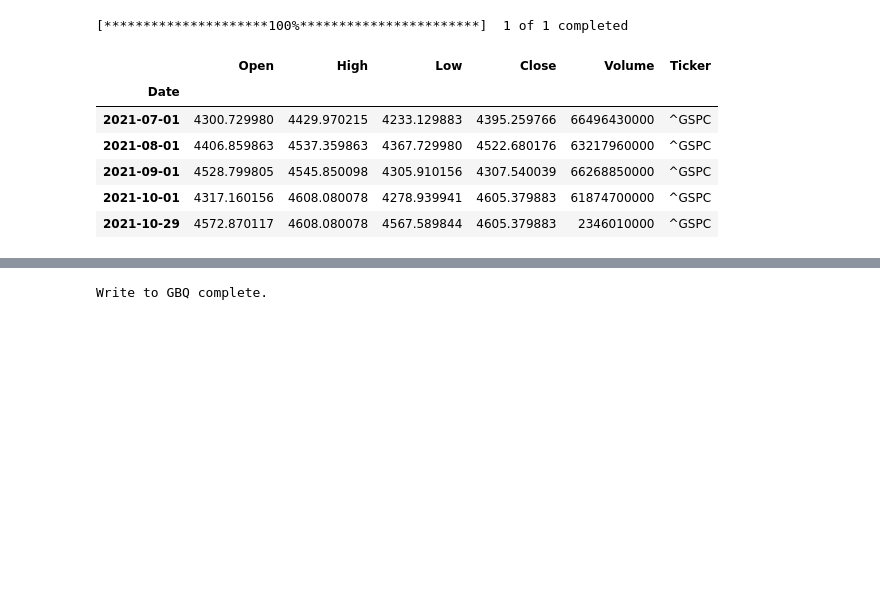
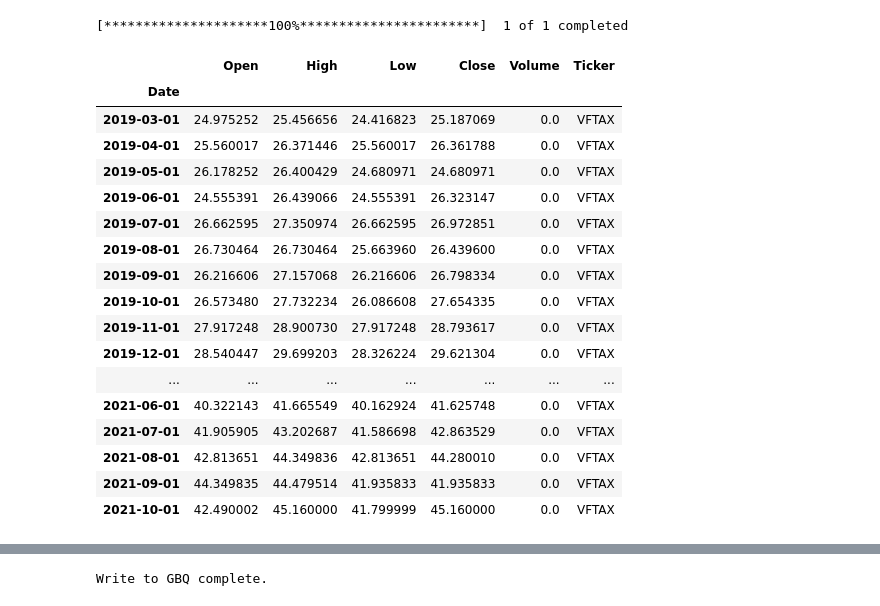
Before and after one commit to skonkiel/pme-green-stocks, a Jupyter notebook: Clean and load data.ipynb, the cells around one changed output, grey strips where cells are left out. Drawn from its saved outputs; the diff is of its cells as text; code cells hidden in the pictures; blank space fills up the shorter version.

```diff
--- a/Clean and load data.ipynb
+++ b/Clean and load data.ipynb
@@ -161,6 +162,7 @@ def get_high_lows(ticker):
                 # adjust all OHLC automatically
                 # (optional, default is False)
                 auto_adjust = True,
+                # This takes into account dividends paid out, no need to calculate this on our own
 
                 # download pre/post regular market hours data
                 # (optional, default is False)
@@ -175,23 +177,37 @@ def get_high_lows(ticker):
                 proxy = None
             )
         data['Ticker'] = ticker
+
+        data.dropna(how='any',subset=['Open', 'High', 'Low', 'Close', 'Volume'],inplace=True)
+
         return data
     except:
         print("ERROR")
 
-stock_hl = get_high_lows("^GSPC")
+stock_hl = get_high_lows("VFTAX")
 # %% [output]
 [*********************100%***********************]  1 of 1 completed
 # %%
-stock_hl.tail()
+stock_hl
 # %% [output]
 |  | Open | High | Low | Close | Volume | Ticker |
 | Date |  |  |  |  |  |  |
-| 2021-07-01 | 4300.729980 | 4429.970215 | 4233.129883 | 4395.259766 | 66496430000 | ^GSPC |
-| 2021-08-01 | 4406.859863 | 4537.359863 | 4367.729980 | 4522.680176 | 63217960000 | ^GSPC |
-| 2021-09-01 | 4528.799805 | 4545.850098 | 4305.910156 | 4307.540039 | 66268850000 | ^GSPC |
-| 2021-10-01 | 4317.160156 | 4608.080078 | 4278.939941 | 4605.379883 | 61874700000 | ^GSPC |
-| 2021-10-29 | 4572.870117 | 4608.080078 | 4567.589844 | 4605.379883 | 2346010000 | ^GSPC |
+| 2019-03-01 | 24.975252 | 25.456656 | 24.416823 | 25.187069 | 0.0 | VFTAX |
+| 2019-04-01 | 25.560017 | 26.371446 | 25.560017 | 26.361788 | 0.0 | VFTAX |
+| 2019-05-01 | 26.178252 | 26.400429 | 24.680971 | 24.680971 | 0.0 | VFTAX |
+| 2019-06-01 | 24.555391 | 26.439066 | 24.555391 | 26.323147 | 0.0 | VFTAX |
+| 2019-07-01 | 26.662595 | 27.350974 | 26.662595 | 26.972851 | 0.0 | VFTAX |
+| 2019-08-01 | 26.730464 | 26.730464 | 25.663960 | 26.439600 | 0.0 | VFTAX |
+| 2019-09-01 | 26.216606 | 27.157068 | 26.216606 | 26.798334 | 0.0 | VFTAX |
+| 2019-10-01 | 26.573480 | 27.732234 | 26.086608 | 27.654335 | 0.0 | VFTAX |
+| 2019-11-01 | 27.917248 | 28.900730 | 27.917248 | 28.793617 | 0.0 | VFTAX |
+| 2019-12-01 | 28.540447 | 29.699203 | 28.326224 | 29.621304 | 0.0 | VFTAX |
+| ... | ... | ... | ... | ... | ... | ... |
+| 2021-06-01 | 40.322143 | 41.665549 | 40.162924 | 41.625748 | 0.0 | VFTAX |
+| 2021-07-01 | 41.905905 | 43.202687 | 41.586698 | 42.863529 | 0.0 | VFTAX |
+| 2021-08-01 | 42.813651 | 44.349836 | 42.813651 | 44.280010 | 0.0 | VFTAX |
+| 2021-09-01 | 44.349835 | 44.479514 | 41.935833 | 41.935833 | 0.0 | VFTAX |
+| 2021-10-01 | 42.490002 | 45.160000 | 41.799999 | 45.160000 | 0.0 | VFTAX |
 # %%
 for stock in green_stocks.Ticker.to_list():
     data = get_high_lows(stock)
```
Also changed, not shown: parts of 8 cells of this notebook.
